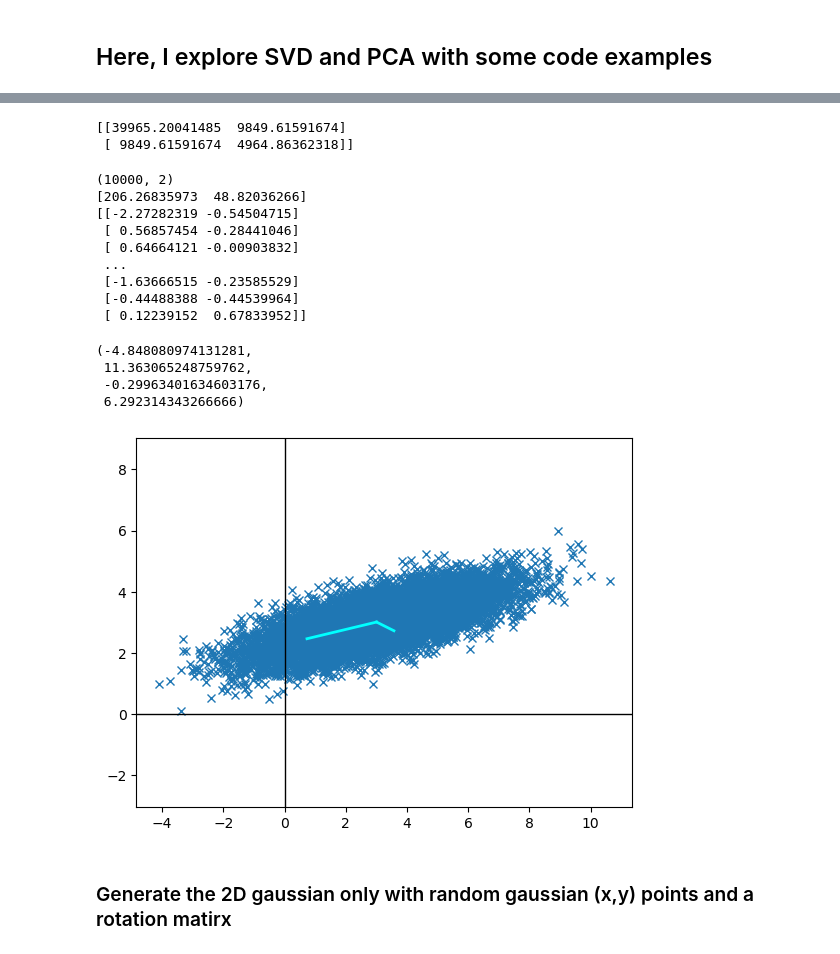
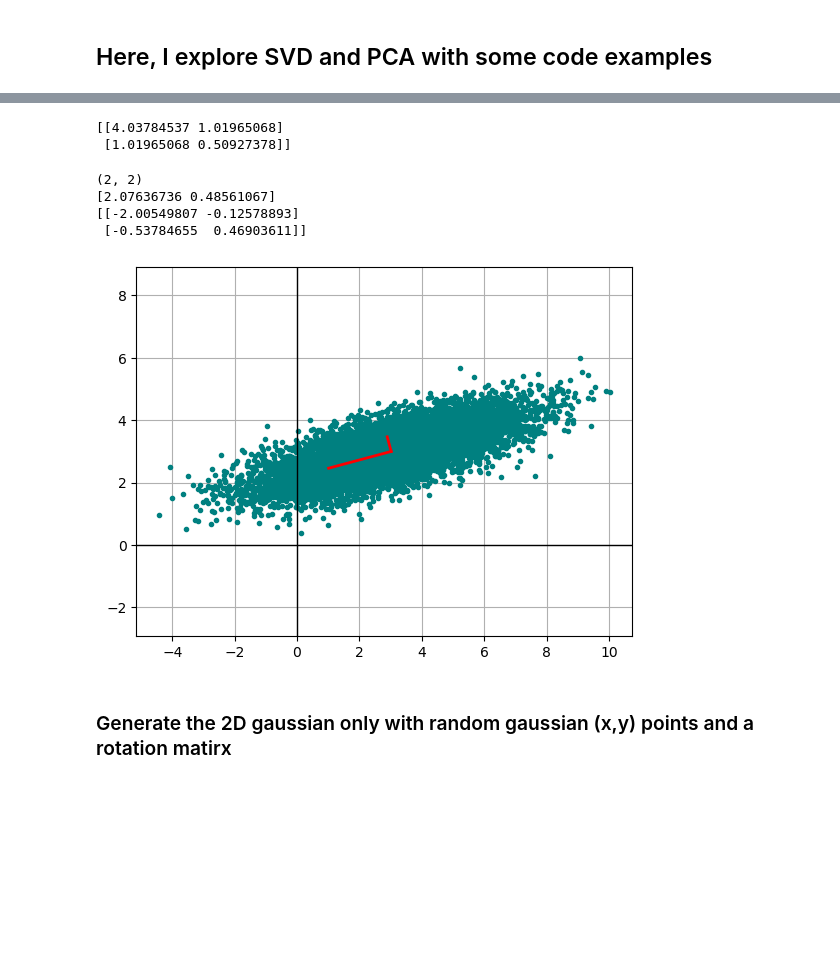
Before and after one commit to Veit21/ml_basics, a Jupyter notebook: notebooks/pca_test.ipynb, the cells around one changed output, grey strips where cells are left out. Saved outputs shown, nothing was run; the diff lists cells and outputs as text; code cells hidden in the pictures; blank space fills up the shorter version.

```diff
--- a/notebooks/pca_test.ipynb
+++ b/notebooks/pca_test.ipynb
@@ -24,11 +23,11 @@ plt.axis('equal')
 # %%
 ## Try to retrieve the covariance matrix with the data points
 # Construct design matrix
-X = np.stack([x, y]).T      # 10,000 x 2 matrix - 10,000 entries, x and y are columns
+X = np.stack([x, y])      # 2 x 10,000 matrix - 10,000 entries, x and y are rows
 
 # Get the mean rows:
-mean_row = np.mean(X, axis=0)   # should be approx. (3, 3)
-X_mean = np.tile(mean_row, (X.shape[0], 1))     # repeat mean row 10,000 times in axis 1
-X_centered = X - X_mean     # center the (x,y) coordinates of X
-print(X_mean)
+mean_row = np.mean(X, axis=1)                   # should be approx. (3, 3)
+X_mean = np.tile(mean_row, (X.shape[1], 1)).T   # repeat mean row 10,000 times in axis 1 and transpose
+X_centered = X - X_mean                         # center the (x,y) coordinates of X
+print(X_centered, X_centered.shape)
 # %% [output]
@@ -51,13 +47,13 @@ plt.axis('equal')
 # %%
 # Calculate covariance/correlation matrix of centered design matirx
-C = X_centered.T @ X_centered
+C = X_centered/np.sqrt(10000) @ X_centered.T/np.sqrt(10000)
 print(C)
 # %% [output]
-[[39965.20041485  9849.61591674]
- [ 9849.61591674  4964.86362318]]
+[[4.03784537 1.01965068]
+ [1.01965068 0.50927378]]
 # %%
 # Perform SVD on matrix X_centered
-U, S, V_T = np.linalg.svd(X_centered, full_matrices=False)
+U, S, V_T = np.linalg.svd(X_centered/np.sqrt(X_centered.shape[1]), full_matrices=False)
 # %%
 # Calculate the principal components
 T = U @ np.diag(S)
@@ -65,31 +61,23 @@ print(T.shape)
 print(S)
 print(T)
 # %% [output]
-(10000, 2)
-[206.26835973  48.82036266]
-[[-2.27282319 -0.54504715]
- [ 0.56857454 -0.28441046]
- [ 0.64664121 -0.00903832]
- ...
- [-1.63666515 -0.23585529]
- [-0.44488388 -0.44539964]
- [ 0.12239152  0.67833952]]
+(2, 2)
+[2.07636736 0.48561067]
+[[-2.00549807 -0.12578893]
+ [-0.53784655  0.46903611]]
 # %%
-# Plot centered distribution
-plt.plot(X[:,0], X[:,1], 'x')
+# Plot original data with principal components
+plt.plot(X[0,:], X[1,:], '.', color='teal')
 plt.plot([mean_row[0], mean_row[0]+T[0, 0]],
-         [mean_row[1], mean_row[1]+T[0, 1]], '-', color='cyan', linewidth=2)
-plt.plot([mean_row[0], mean_row[0]+T[1, 0]],
-         [mean_row[1], mean_row[1]+T[1, 1]], '-', color='cyan', linewidth=2)
+         [mean_row[1], mean_row[1]+T[1, 0]], '-', color='r', linewidth=2)
+plt.plot([mean_row[0], mean_row[0]+T[0, 1]],
+         [mean_row[1], mean_row[1]+T[1, 1]], '-', color='r', linewidth=2)
 plt.axvline(0, color='black', linewidth=1)
 plt.axhline(0, color='black', linewidth=1)
 plt.axis('equal')
+plt.grid()
 # %% [output]
-(-4.848080974131281,
- 11.363065248759762,
- -0.29963401634603176,
- 6.292314343266666)
-[figure, old version]
+[figure, new version]
 # %% [markdown]
 ### Generate the 2D gaussian only with random gaussian (x,y) points and a rotation matirx
 # %%
```
Also changed, not shown: parts of 16 cells of this notebook, 2 other files.
